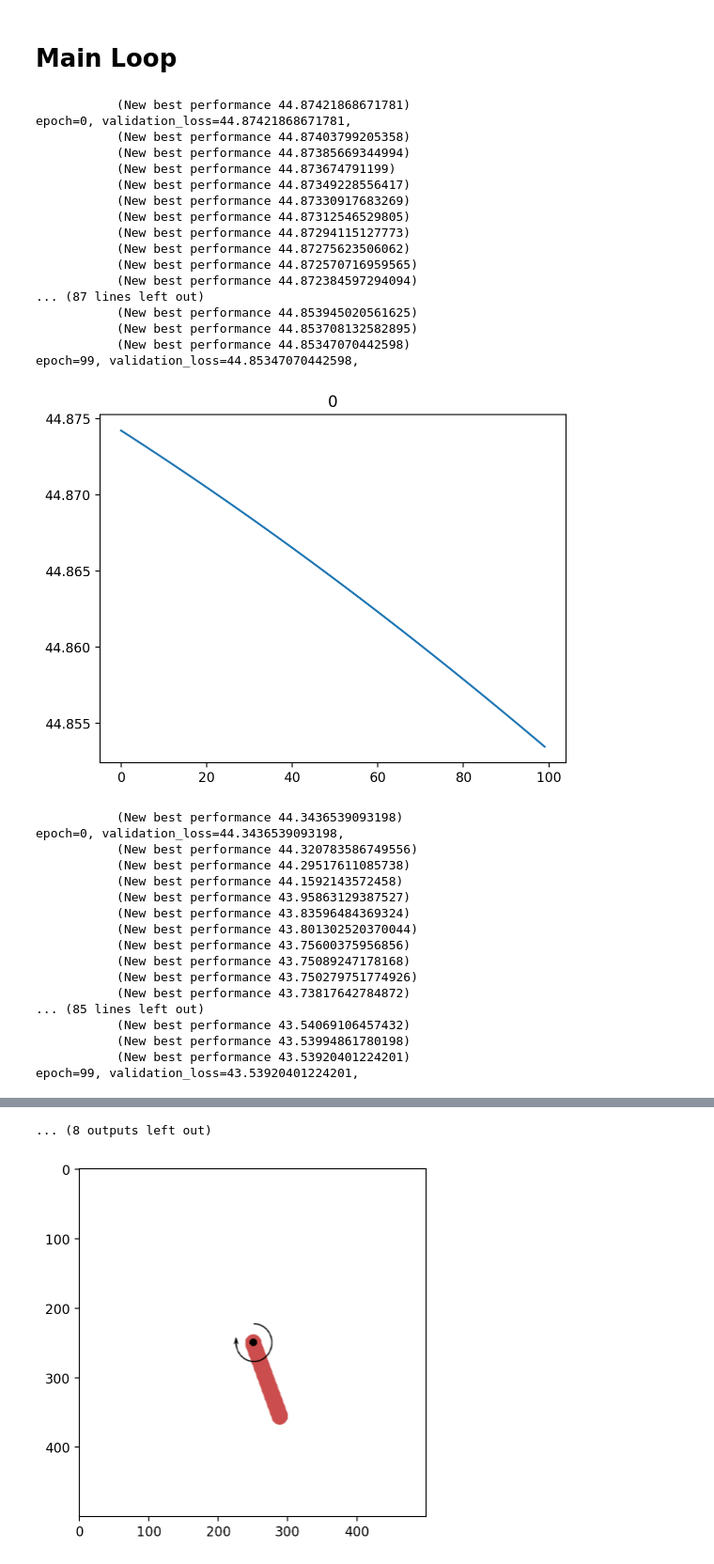
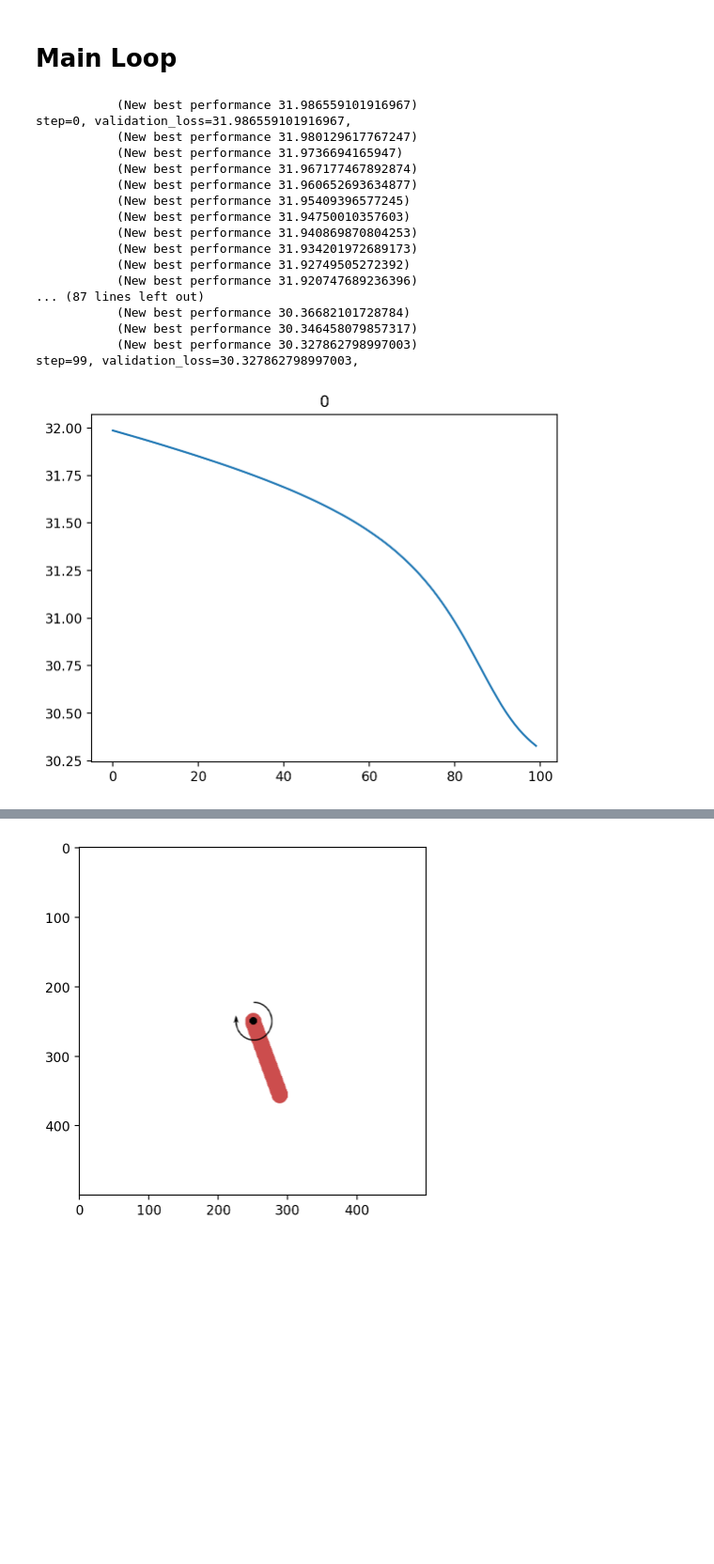
Before and after one commit to mathDR/jax-mc-pilco, a Jupyter notebook: notebooks/pilco_testing_inv_pend_notebook.ipynb, the cells around one changed output, grey strips where cells are left out. Shown at 94% size. Saved outputs shown, nothing was run; the diff lists cells and outputs as text; code cells hidden in the pictures; blank space fills up the shorter version.

```diff
--- a/notebooks/pilco_testing_inv_pend_notebook.ipynb
+++ b/notebooks/pilco_testing_inv_pend_notebook.ipynb
@@ -81,7 +82,7 @@ control_policy = SumOfGaussians(
 states = []
 actions = []
 epsilon = 1e-4
-for trial in range(10):
+for trial in range(1):
 
     if trial == 0:
         exploration_policy = random_policy
@@ -90,80 +91,59 @@ for trial in range(10):
         exploration_policy = control_policy
         num_opt_steps = 4000
 
-    sgd_with_warm_restarts_decay_scheduler = ox.sgdr_schedule(
-        [{"init_value":0.0003, "peak_value":0.0004, "decay_steps":1000, "warmup_steps":100, "end_value":0.0002},
-         {"init_value":0.0002, "peak_value":0.0003, "decay_steps":1000, "warmup_steps":100, "end_value":0.0001},
-         {"init_value":0.0001, "peak_value":0.0002, "decay_steps":1000, "warmup_steps":100, "end_value":0.00005},
-        ]
-    )
-    optimizer = ox.sgd(learning_rate=sgd_with_warm_restarts_decay_scheduler)
+    cosine_decay_scheduler = ox.cosine_decay_schedule(0.0001, decay_steps=num_opt_steps, alpha=0.95)
+
+
+    optimizer = ox.sgd(learning_rate=cosine_decay_scheduler)
 
     key, subkey = jr.split(key)
     these_states, these_actions = sample_from_environment(env, timesteps, num_trials, exploration_policy, subkey)
     states.extend(these_states)
     actions.extend(these_actions)
 
-    model = IMGPR(states=jnp.array(states),actions=jnp.array(actions))
+    model = IMGPR(states=jnp.array(states),actions=jnp.array(actions), kernel_func=ExpSquared)
     model.optimize()
 
     factor = min(1.,max(0.,(trial-5)/20.))
     if factor == 0.:
         init_state = [1e-6,1e-6] # Cannot use zero because of the reset
     else:
         key, subkey = jr.split(key)
         init_state = [float(factor*jnp.pi*jr.uniform(subkey))]
         key, subkey = jr.split(key)
         init_state.extend([float(factor*epsilon*jr.uniform(subkey))])
     key, subkey = jr.split(key)
     control_policy, losses = fit_controller(
         policy=control_policy,
-        starting_dropout_probability=starting_dropout_probability,
         env=env,
         num_particles=num_particles,
         initial_state=init_state,
         timesteps=jnp.arange(control_horizon),
         gp_model=model,
         obj_func=pendulum_cost,
         optim=optimizer,
         num_iters=num_opt_steps,
         key=subkey,
     )
     plt.plot(losses)
     plt.title(trial)
     plt.show()
 # %% [output]
-           (New best performance 44.87421868671781)
-epoch=0, validation_loss=44.87421868671781,
-           (New best performance 44.87403799205358)
-           (New best performance 44.87385669344994)
-           (New best performance 44.873674791199)
-           (New best performance 44.87349228556417)
-           (New best performance 44.87330917683269)
-           (New best performance 44.87312546529805)
-           (New best performance 44.87294115127773)
-           (New best performance 44.87275623506062)
-           (New best performance 44.872570716959565)
-           (New best performance 44.872384597294094)
+           (New best performance 31.986559101916967)
+step=0, validation_loss=31.986559101916967,
+           (New best performance 31.980129617767247)
+           (New best performance 31.9736694165947)
+           (New best performance 31.967177467892874)
+           (New best performance 31.960652693634877)
+           (New best performance 31.95409396577245)
+           (New best performance 31.94750010357603)
+           (New best performance 31.940869870804253)
+           (New best performance 31.934201972689173)
+           (New best performance 31.92749505272392)
+           (New best performance 31.920747689236396)
 ... (87 lines left out)
-           (New best performance 44.853945020561625)
-           (New best performance 44.853708132582895)
-           (New best performance 44.85347070442598)
-epoch=99, validation_loss=44.85347070442598,
+           (New best performance 30.36682101728784)
+           (New best performance 30.346458079857317)
+           (New best performance 30.327862798997003)
+step=99, validation_loss=30.327862798997003,
-[figure, old version]
+[figure, new version]
-           (New best performance 44.3436539093198)
-epoch=0, validation_loss=44.3436539093198,
-           (New best performance 44.320783586749556)
-           (New best performance 44.29517611085738)
-           (New best performance 44.1592143572458)
-           (New best performance 43.95863129387527)
-           (New best performance 43.83596484369324)
-           (New best performance 43.801302520370044)
-           (New best performance 43.75600375956856)
-           (New best performance 43.75089247178168)
-           (New best performance 43.750279751774926)
-           (New best performance 43.73817642784872)
-... (85 lines left out)
-           (New best performance 43.54069106457432)
-           (New best performance 43.53994861780198)
-           (New best performance 43.53920401224201)
-epoch=99, validation_loss=43.53920401224201,
@@ -243,4 +150,3 @@ epoch=99, validation_loss=24.097905212369998,
-... (8 outputs left out)
 # %%
 env_test = gym.make("Pendulum-v1", render_mode="rgb_array")
 # %%
```
Also changed, not shown: parts of 2 cells of this notebook, 13 other files.
